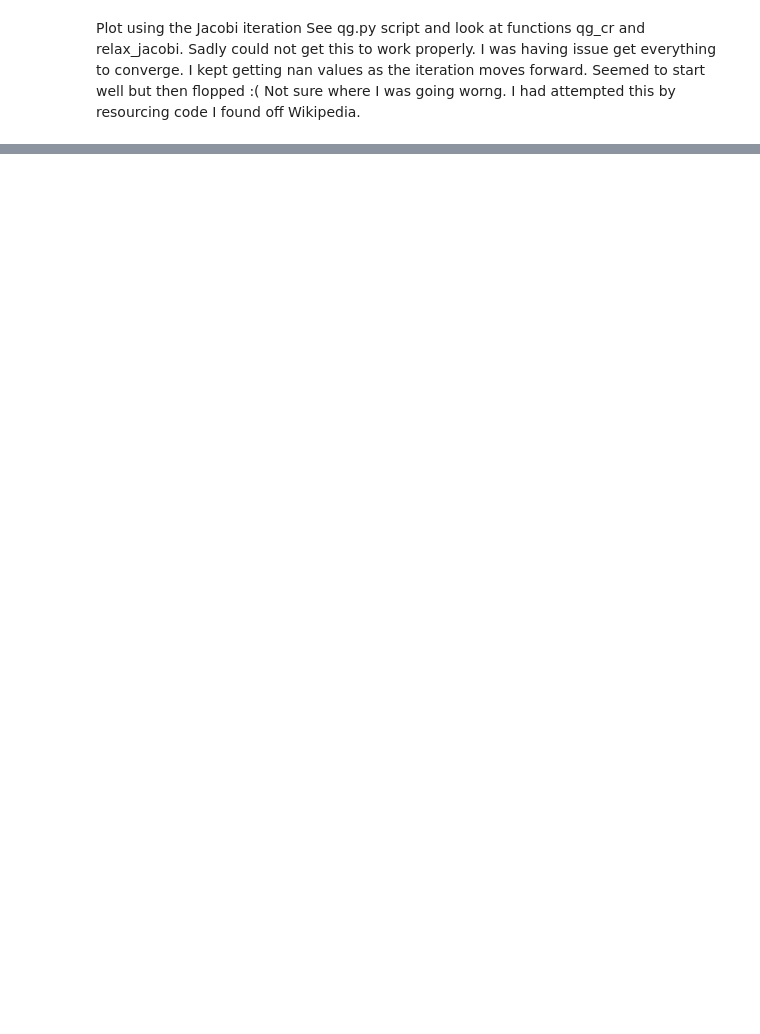
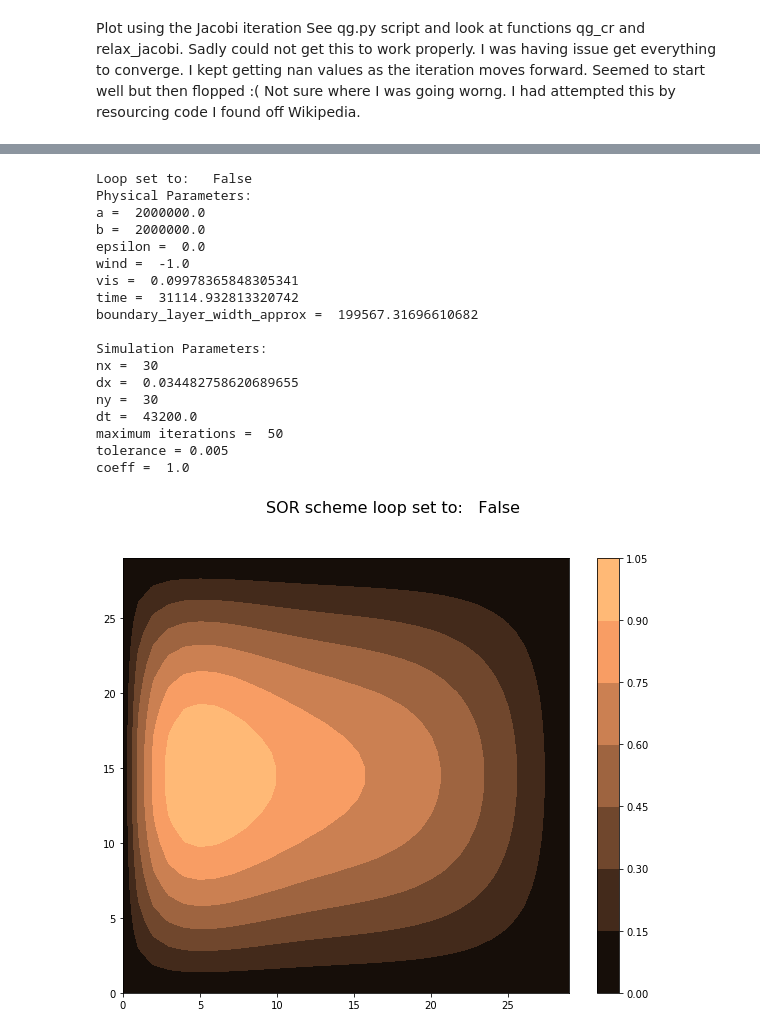
Before and after one commit to cerodell/numeric_students, a Jupyter notebook: numeric_notebooks/labs_7b_8_10/01-lab_8_cr.ipynb, the cells around one changed output, grey strips where cells are left out. Saved outputs shown, nothing was run; the diff lists cells and outputs as text; code cells hidden in the pictures; blank space fills up the shorter version.

```diff
--- a/numeric_notebooks/labs_7b_8_10/01-lab_8_cr.ipynb
+++ b/numeric_notebooks/labs_7b_8_10/01-lab_8_cr.ipynb
@@ -173,0 +179,28 @@ coeff =  1.0
+# %%
+import qg_cr2 as qg_cr2
+import time
+t = 10*86400
+start = time.time()
+qg_cr2.main(t, False, 'param_cr')
+end = time.time()
+print(end - start, "Time elapsed for loop set to False")
+# %% [output]
+Loop set to:   False
+Physical Parameters:
+a =  2000000.0
+b =  2000000.0
+epsilon =  0.0
+wind =  -1.0
+vis =  0.09978365848305341
+time =  31114.932813320742
+boundary_layer_width_approx =  199567.31696610682
+
+Simulation Parameters:
+nx =  30
+dx =  0.034482758620689655
+ny =  30
+dt =  43200.0
+maximum iterations =  50
+tolerance = 0.005
+coeff =  1.0
+[figure, added]
```
Also changed, not shown: parts of 6 cells of this notebook, 4 other files.
